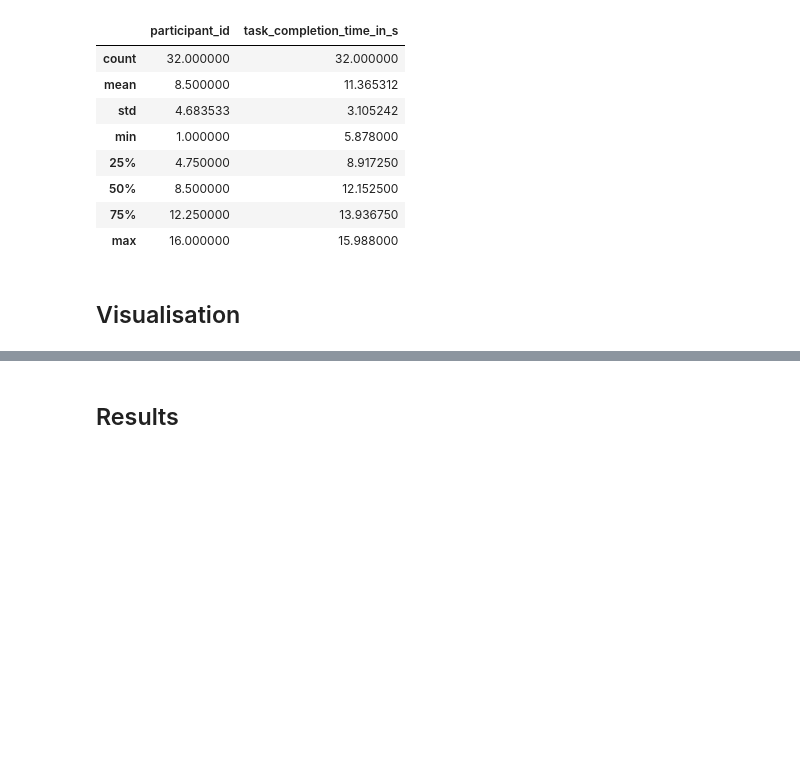
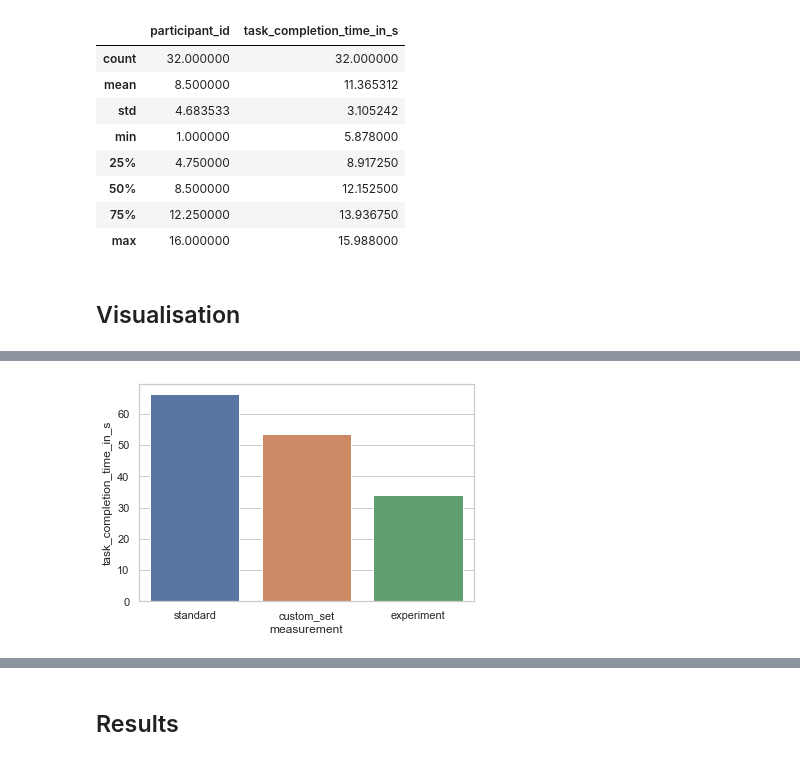
Before and after one commit to ITT-21SS-UR/assignment6-modellinginteraction-sc2, a Jupyter notebook: klm_report.ipynb, the cells around one changed output, grey strips where cells are left out. Drawn from its saved outputs; the diff is of its cells as text; code cells hidden in the pictures; blank space fills up the shorter version.

Commit message:
Add plots for comparison of klm values in klm_report

```diff
--- a/klm_report.ipynb
+++ b/klm_report.ipynb
@@ -242,0 +218,2 @@ plt.show()
+# %%
+compare_task_times = pd.read_csv("study_results/compare_task_completion_times.csv")
@@ -242,0 +236,9 @@ plt.show()
+# %%
+sns.set_theme(style = "whitegrid")
+data_task_a = compare_task_times[compare_task_times[TASK] == TASK_A]
+ax = sns.barplot(x = data_task_a["measurement"], y = data_task_a[TASK_COMPLETION_TIME], data = data_task_a)
+plt.xticks([0, 1, 2], ['standard', 'custom_set', 'experiment'])
+
+plt.show()
+# %% [output]
+[figure, added]
```
Also changed, not shown: parts of 9 cells of this notebook, 2 other files.
